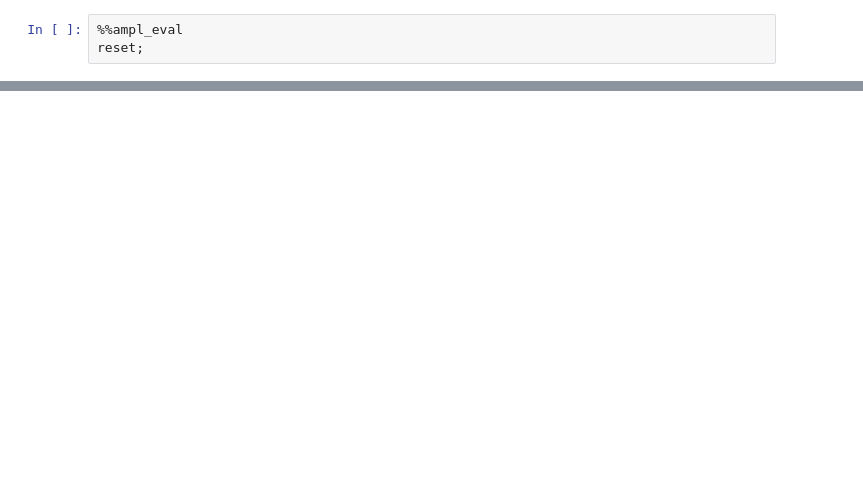
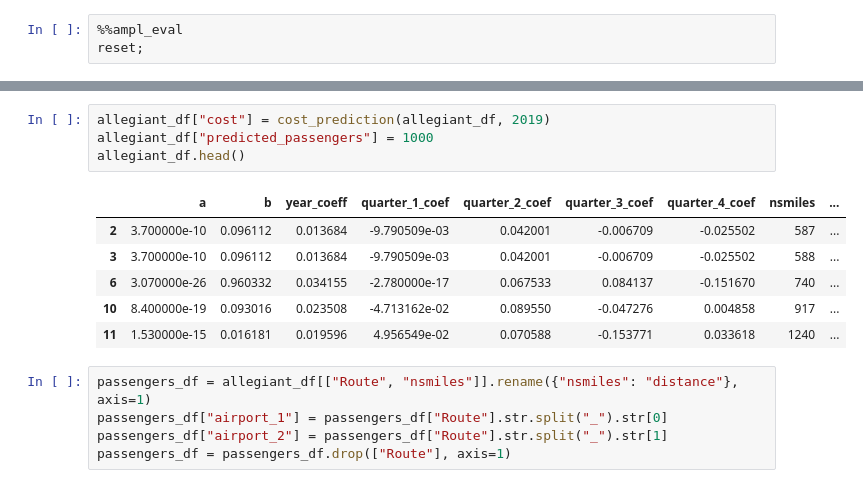
Before and after one commit to hchoi0309/US-Airlines-Flight-Routes-Optimization, a Jupyter notebook: notebooks/Optimization.ipynb, the cells around one changed output, grey strips where cells are left out. Saved outputs shown, nothing was run; the diff lists cells and outputs as text; blank space fills up the shorter version.

```diff
--- a/notebooks/Optimization.ipynb
+++ b/notebooks/Optimization.ipynb
@@ -81,0 +125,16 @@ s.t. QuarterActive:
+# %%
+allegiant_df["cost"] = cost_prediction(allegiant_df, 2019)
+allegiant_df["predicted_passengers"] = 1000
+allegiant_df.head()
+# %% [output]
+|  | a | b | year_coeff | quarter_1_coef | quarter_2_coef | quarter_3_coef | quarter_4_coef | nsmiles | ... |
+| 2 | 3.700000e-10 | 0.096112 | 0.013684 | -9.790509e-03 | 0.042001 | -0.006709 | -0.025502 | 587 | ... |
+| 3 | 3.700000e-10 | 0.096112 | 0.013684 | -9.790509e-03 | 0.042001 | -0.006709 | -0.025502 | 588 | ... |
+| 6 | 3.070000e-26 | 0.960332 | 0.034155 | -2.780000e-17 | 0.067533 | 0.084137 | -0.151670 | 740 | ... |
+| 10 | 8.400000e-19 | 0.093016 | 0.023508 | -4.713162e-02 | 0.089550 | -0.047276 | 0.004858 | 917 | ... |
+| 11 | 1.530000e-15 | 0.016181 | 0.019596 | 4.956549e-02 | 0.070588 | -0.153771 | 0.033618 | 1240 | ... |
+# %%
+passengers_df = allegiant_df[["Route", "nsmiles"]].rename({"nsmiles": "distance"}, axis=1)
+passengers_df["airport_1"] = passengers_df["Route"].str.split("_").str[0]
+passengers_df["airport_2"] = passengers_df["Route"].str.split("_").str[1]
+passengers_df = passengers_df.drop(["Route"], axis=1)
```
Also changed, not shown: parts of 15 cells of this notebook, 13 other files.
